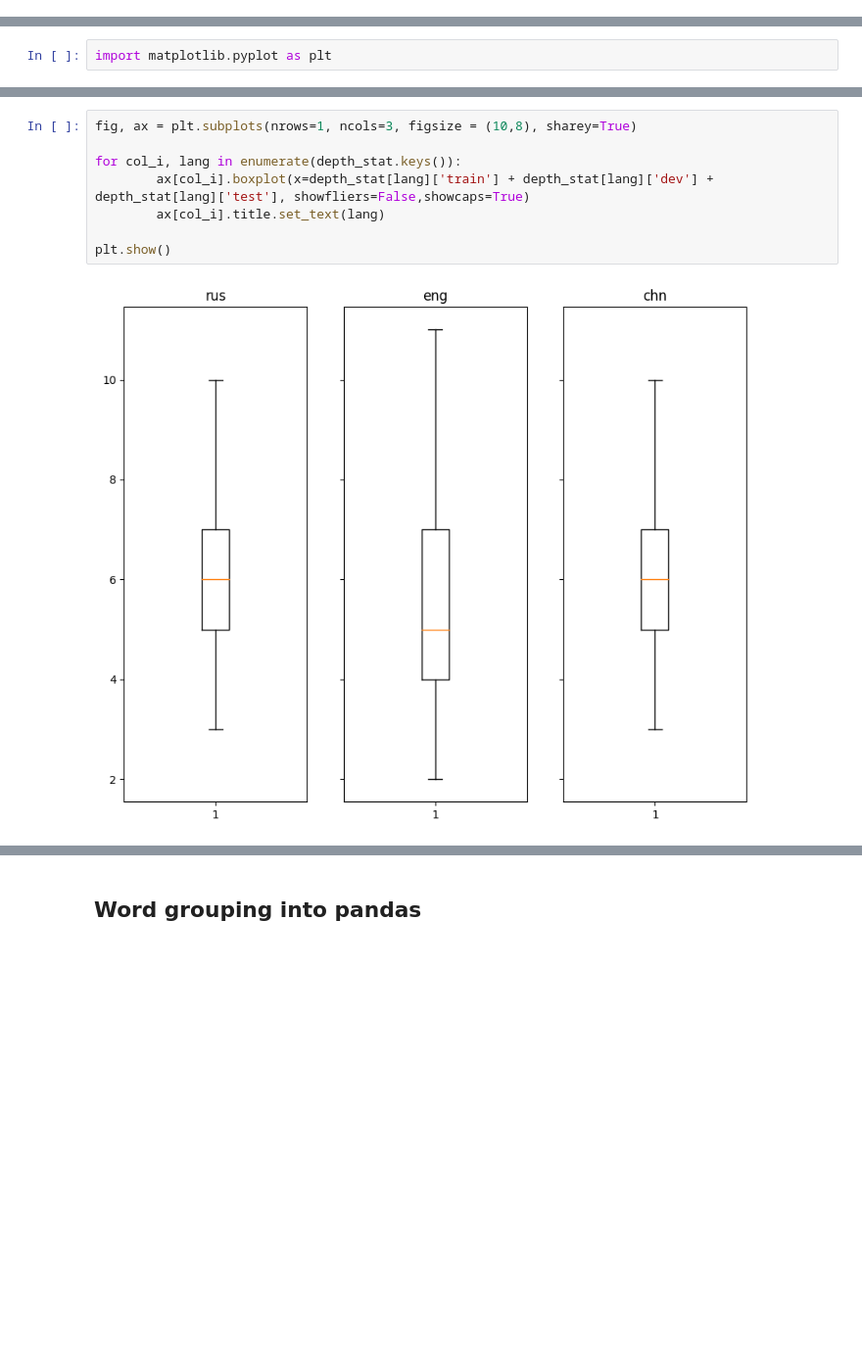
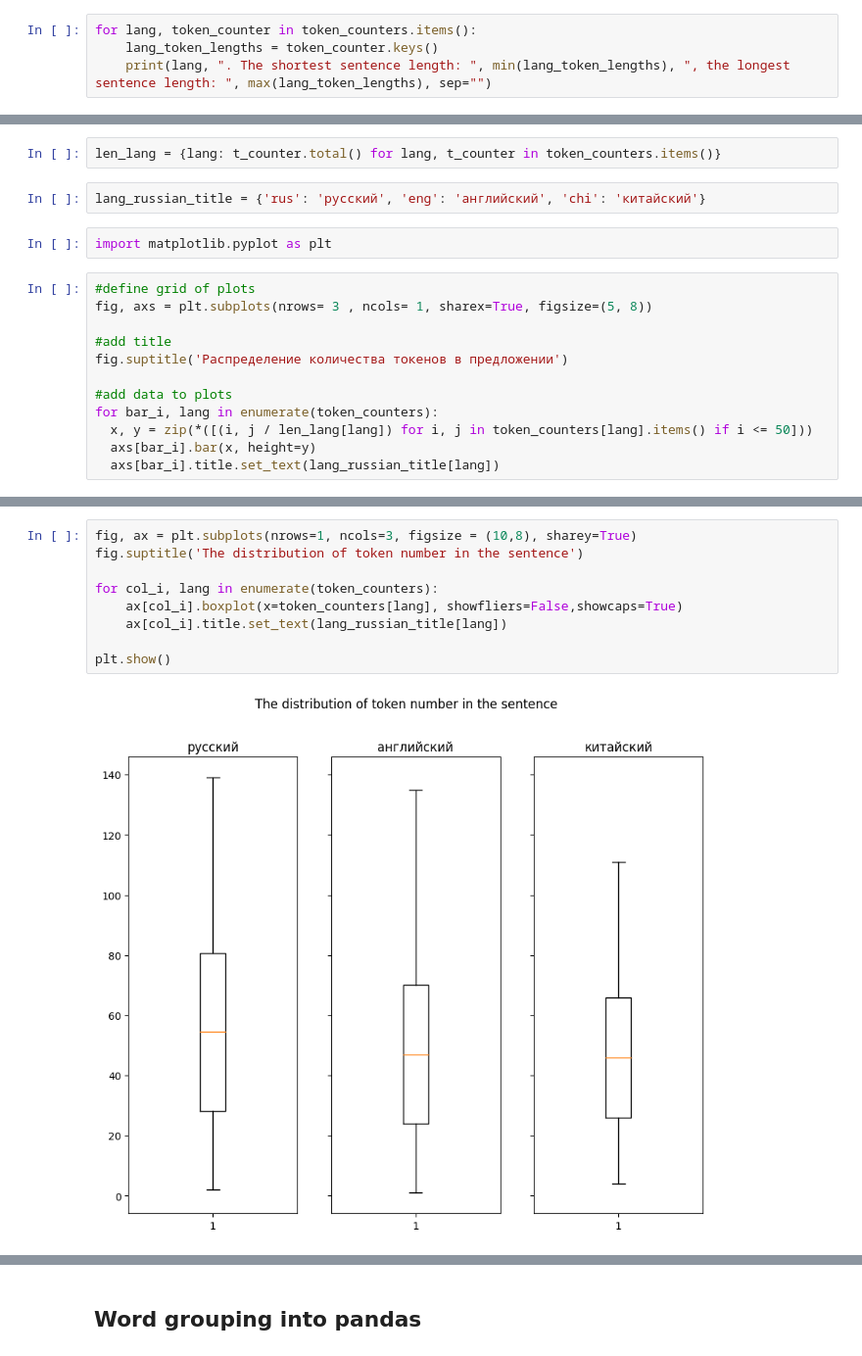
Before and after one commit to Derinhelm/treebank_statistics, a Jupyter notebook: treebank_stat.ipynb, the cells around one changed output, grey strips where cells are left out. Shown at 98% size. Cells and saved outputs as stored; diff of their text form; blank space fills up the shorter version.

```diff
--- a/treebank_stat.ipynb
+++ b/treebank_stat.ipynb
@@ -227,0 +186,4 @@ chn test 25.024
+# %%
+for lang, token_counter in token_counters.items():
+    lang_token_lengths = token_counter.keys()
+    print(lang, ". The shortest sentence length: ", min(lang_token_lengths), ", the longest sentence length: ", max(lang_token_lengths), sep="")
@@ -228,2 +194,18 @@ chn test 25.024
+# %%
+len_lang = {lang: t_counter.total() for lang, t_counter in token_counters.items()}
+# %%
+lang_russian_title = {'rus': 'русский', 'eng': 'английский', 'chi': 'китайский'}
 # %%
 import matplotlib.pyplot as plt
+# %%
+#define grid of plots
+fig, axs = plt.subplots(nrows= 3 , ncols= 1, sharex=True, figsize=(5, 8))
+
+#add title
+fig.suptitle('Распределение количества токенов в предложении')
+
+#add data to plots
+for bar_i, lang in enumerate(token_counters):
+  x, y = zip(*([(i, j / len_lang[lang]) for i, j in token_counters[lang].items() if i <= 50]))
+  axs[bar_i].bar(x, height=y)
+  axs[bar_i].title.set_text(lang_russian_title[lang])
@@ -230,10 +214,11 @@ import matplotlib.pyplot as plt
 # %%
 fig, ax = plt.subplots(nrows=1, ncols=3, figsize = (10,8), sharey=True)
+fig.suptitle('The distribution of token number in the sentence')
 
-for col_i, lang in enumerate(depth_stat.keys()):
-        ax[col_i].boxplot(x=depth_stat[lang]['train'] + depth_stat[lang]['dev'] + depth_stat[lang]['test'], showfliers=False,showcaps=True)
-        ax[col_i].title.set_text(lang)
+for col_i, lang in enumerate(token_counters):
+    ax[col_i].boxplot(x=token_counters[lang], showfliers=False,showcaps=True)
+    ax[col_i].title.set_text(lang_russian_title[lang])
 
 plt.show()
 # %% [output]
-[figure, old version]
+[figure, new version]
```
Also changed, not shown: parts of 103 cells of this notebook.
